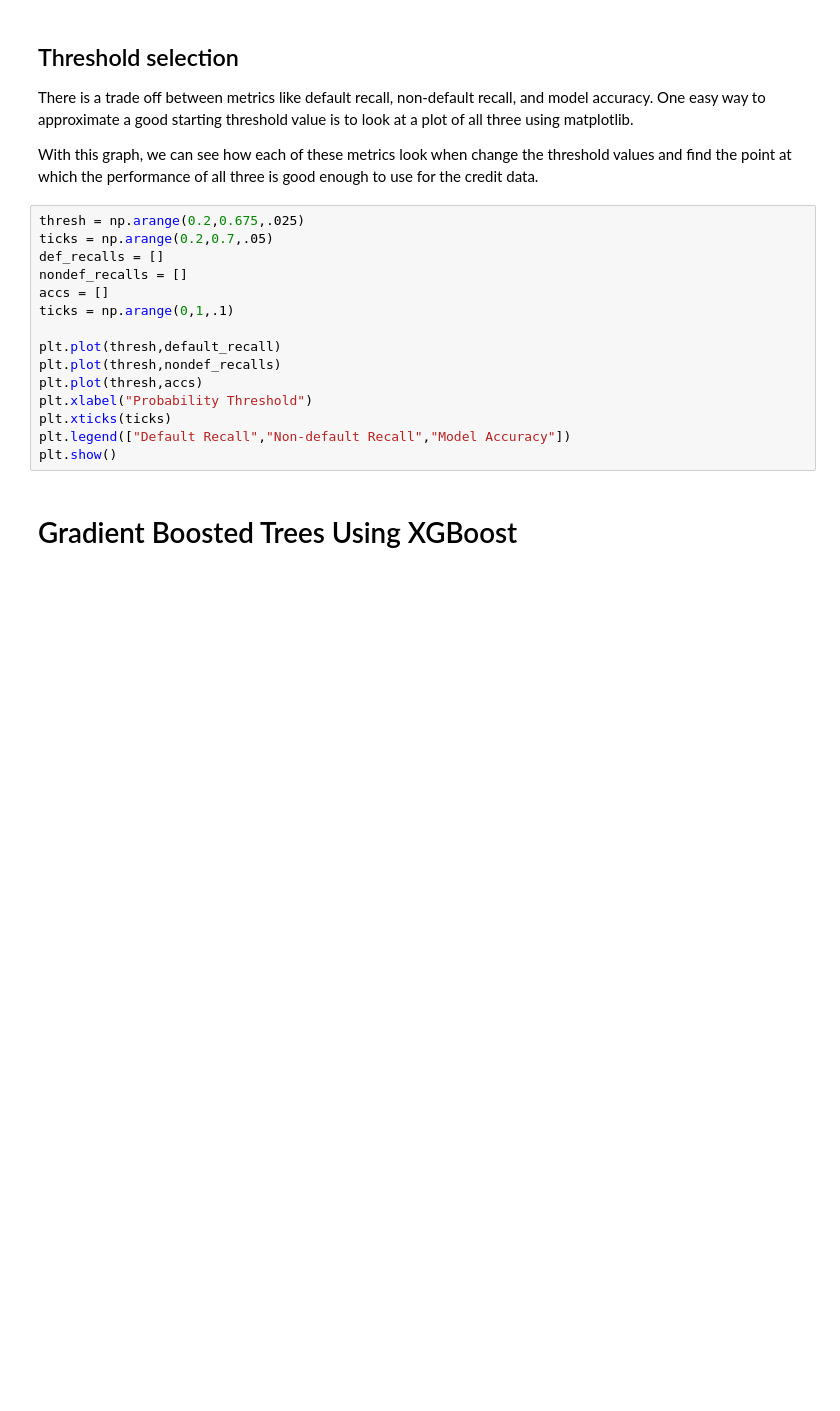
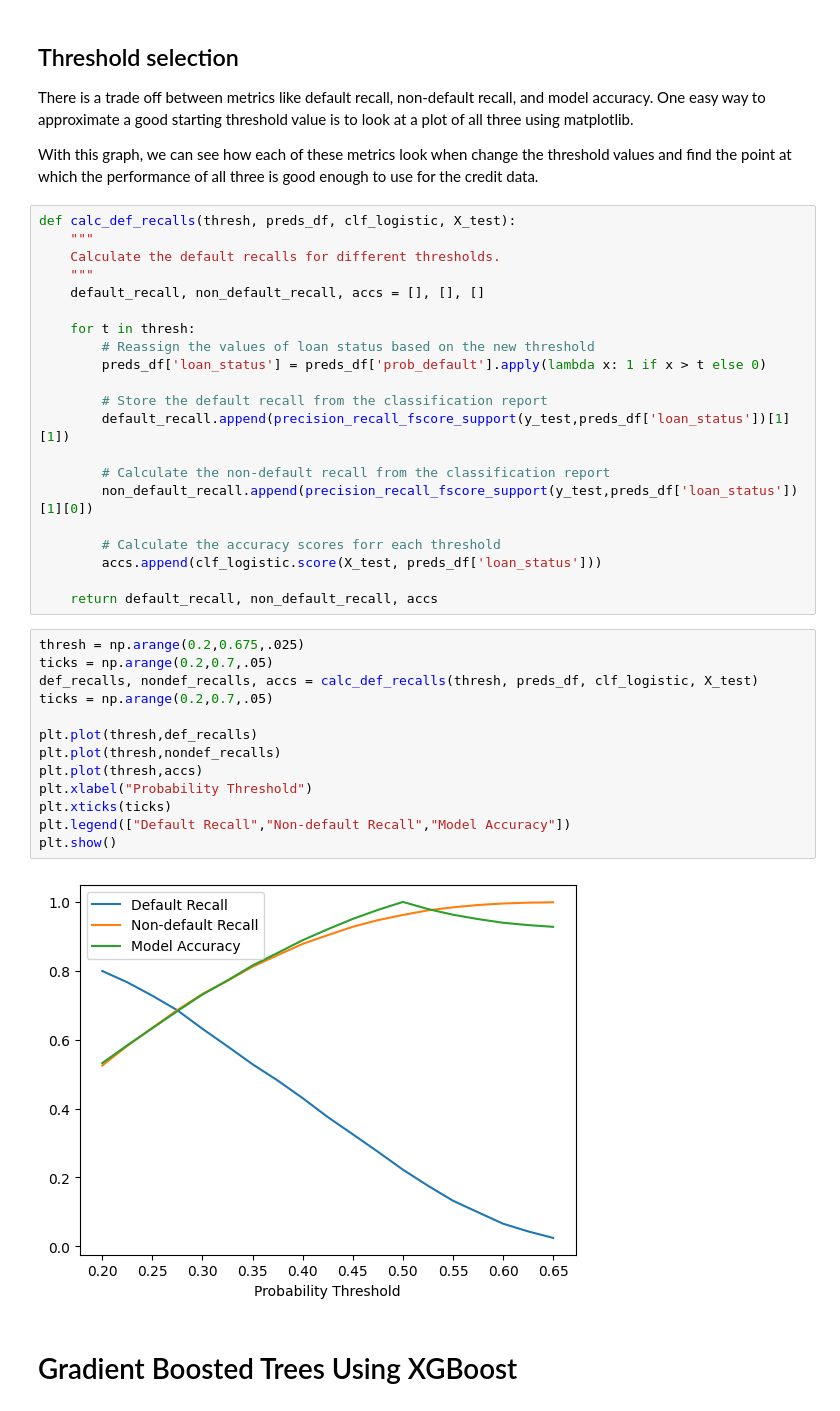
Before and after one commit to mobatusi/credit-risk-mlops-e2e, a Jupyter notebook: notebooks/TrainCreditRiskModel.ipynb, the cells around one changed output. Cells and saved outputs as stored; diff of their text form; blank space fills up the shorter version.

Commit message:
complete threshold selection plot

```diff
--- a/notebooks/TrainCreditRiskModel.ipynb
+++ b/notebooks/TrainCreditRiskModel.ipynb
@@ -431,21 +438,42 @@ print(avg_loan_amnt * num_defaults * (1 - default_recall))
 There is a trade off between metrics like default recall, non-default recall, and model accuracy. One easy way to approximate a good starting threshold value is to look at a plot of all three using matplotlib.
 
 With this graph, we can see how each of these metrics look when change the threshold values and find the point at which the performance of all three is good enough to use for the credit data.
+# %%
+def calc_def_recalls(thresh, preds_df, clf_logistic, X_test):
+    """
+    Calculate the default recalls for different thresholds.
+    """
+    default_recall, non_default_recall, accs = [], [], []
+
+    for t in thresh:
+        # Reassign the values of loan status based on the new threshold
+        preds_df['loan_status'] = preds_df['prob_default'].apply(lambda x: 1 if x > t else 0)
+
+        # Store the default recall from the classification report
+        default_recall.append(precision_recall_fscore_support(y_test,preds_df['loan_status'])[1][1])
+
+        # Calculate the non-default recall from the classification report
+        non_default_recall.append(precision_recall_fscore_support(y_test,preds_df['loan_status'])[1][0])
+
+        # Calculate the accuracy scores forr each threshold
+        accs.append(clf_logistic.score(X_test, preds_df['loan_status']))
+
+    return default_recall, non_default_recall, accs
 # %%
 thresh = np.arange(0.2,0.675,.025)
 ticks = np.arange(0.2,0.7,.05)
-def_recalls = []
-nondef_recalls = []
-accs = []
-ticks = np.arange(0,1,.1)
+def_recalls, nondef_recalls, accs = calc_def_recalls(thresh, preds_df, clf_logistic, X_test)
+ticks = np.arange(0.2,0.7,.05)
 
-plt.plot(thresh,default_recall)
+plt.plot(thresh,def_recalls)
 plt.plot(thresh,nondef_recalls)
 plt.plot(thresh,accs)
 plt.xlabel("Probability Threshold")
 plt.xticks(ticks)
 plt.legend(["Default Recall","Non-default Recall","Model Accuracy"])
 plt.show()
+# %% [output]
+[figure, added]
 # %% [markdown]
 # Gradient Boosted Trees Using XGBoost
 # %% [markdown]
```
Also changed, not shown: parts of 2 cells of this notebook.
